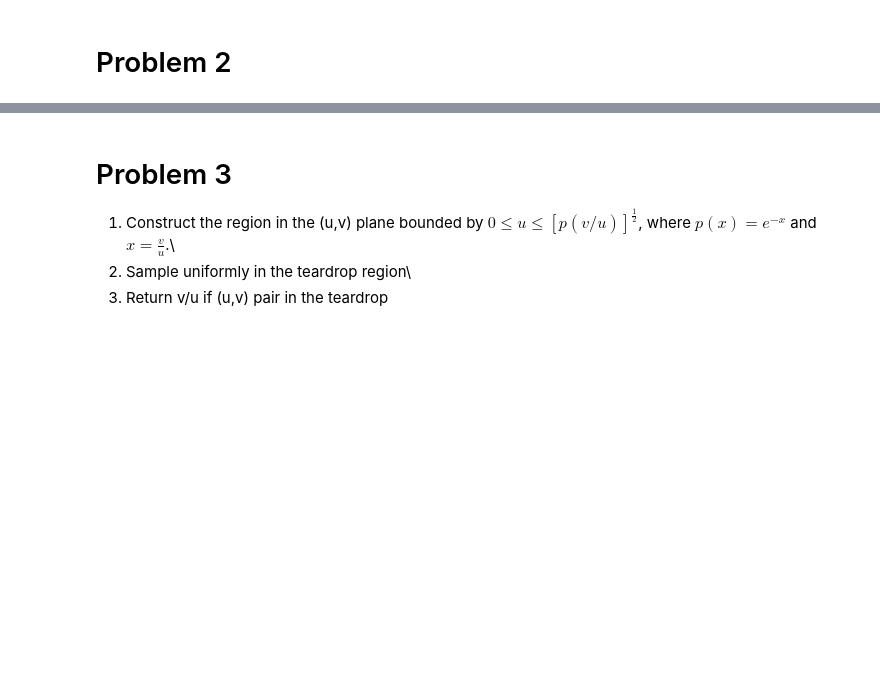
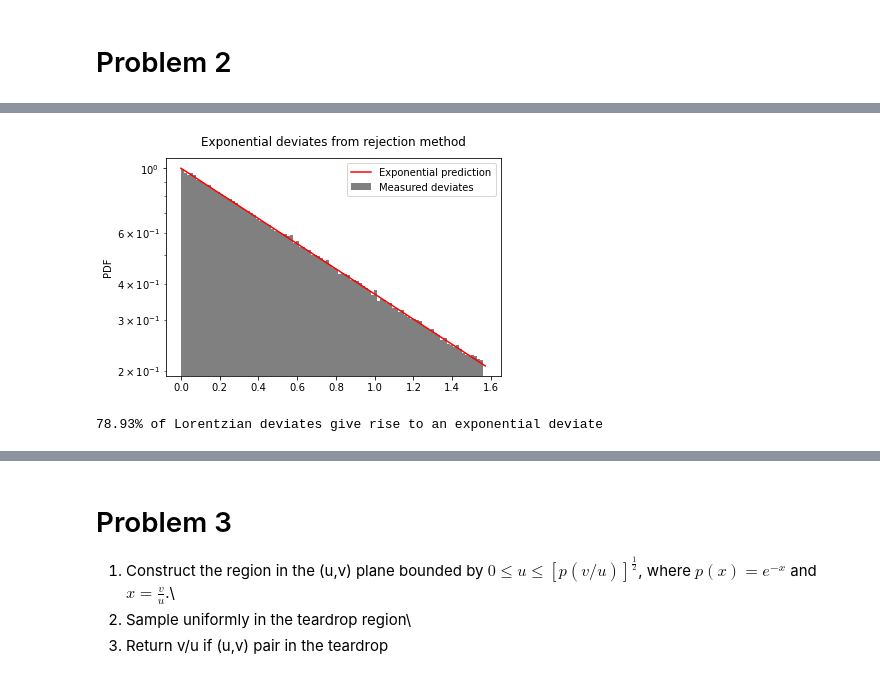
Before and after one commit to baron-de-montblanc/PHYS_512, a Jupyter notebook: problem_sets/ps7/problem_set_7.ipynb, the cells around one changed output, grey strips where cells are left out. Saved outputs shown, nothing was run; the diff lists cells and outputs as text; code cells hidden in the pictures; blank space fills up the shorter version.

```diff
--- a/problem_sets/ps7/problem_set_7.ipynb
+++ b/problem_sets/ps7/problem_set_7.ipynb
@@ -201 +290,62 @@ Fit parameter b: -0.01389 +\- 0.00577
+# %%
+# ------------------------- Use rejection method --------------------------------
+
+accepted = []  # List of accepted x-values
+
+for i in tqdm(range(num)):
+
+    # Pick a uniform deviate between 0 and 1
+
+    rv1 = np.random.uniform()
+
+    # Use it to get a corresponding x distributed according to bounding curve
+
+    corresponding_x = get_lorentz(rv1)
+
+    # Get corresponding y-value (f(x))
+
+    fx = lorentz(corresponding_x)
+
+    rv2 = np.random.uniform(0, fx)
+
+    # Accept or reject according to whether it it respectively less than or greater than P(x)
+
+    if rv2 < np.exp(-corresponding_x):
+        accepted.append(corresponding_x)
+
+accepted = np.asarray(accepted)
+
+# ----------------------- Plot it! -------------------------------------------------
+
+import matplotlib as mpl
+mpl.rcParams['agg.path.chunksize'] = 10000
+
+# First, grab histogram counts and bins
+n, bins = np.histogram(accepted, bins=100)
+
+# Now, normalize it --> IMPORTANT: do NOT normalize to 1!!!! np.exp(-x) on [0,pi/2] normalizes to 1-e^(-pi/2), not 1!!!!
+density = n/(sum(n)*np.diff(bins))
+density = density * (1 - np.exp(-np.pi/2)) # Normalization factor
+
+plt.hist(bins[:-1], bins, weights=density, color='grey', label="Measured deviates")
+
+plt.plot(t, np.exp(-t), color='red', label=r"Exponential prediction")
+plt.title("Exponential deviates from rejection method",y=1.03)
+plt.ylabel("PDF")
+plt.yscale("log")
+
+plt.legend()
+
+# plt.savefig("rejection_lorentz_log.png",dpi=500,bbox_inches='tight')
+
+plt.show()
+
+# -------------------- Finally, find the efficiency ---------------------------------
+
+frac = accepted.size/num
+
+print(f"{round(frac*100,2)}% of Lorentzian deviates give rise to an exponential deviate")
+# %% [output]
+[figure, added]
+78.93% of Lorentzian deviates give rise to an exponential deviate
 # %% [markdown]
```
Also changed, not shown: parts of 9 cells of this notebook, 2 other files.
